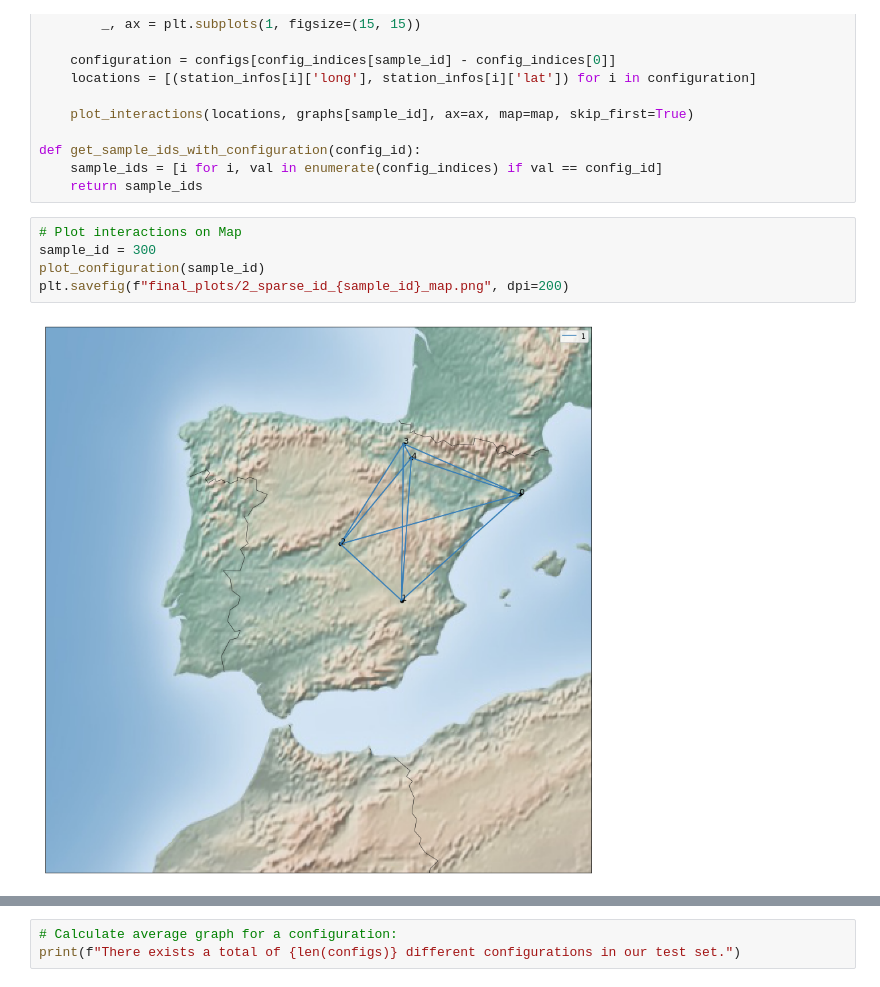
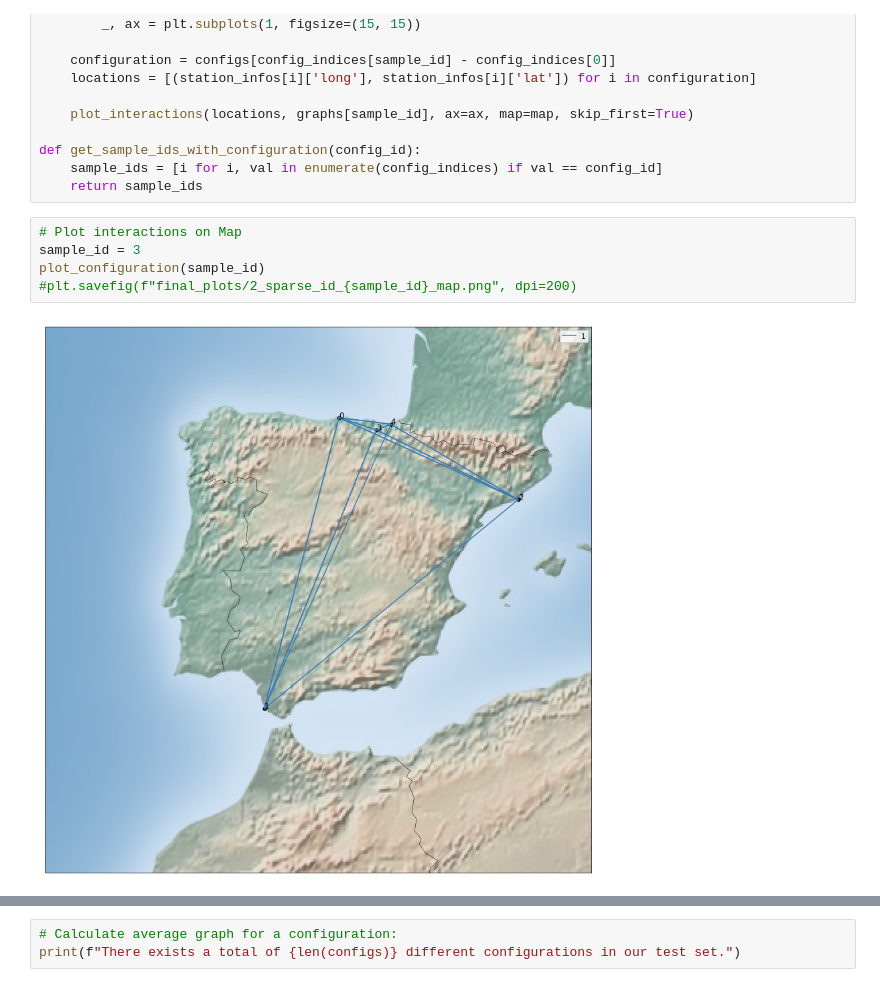
Before and after one commit to PaulUrsulean/LSGM, a Jupyter notebook: notebooks/map_visualization.ipynb, the cells around one changed output, grey strips where cells are left out. Saved outputs shown, nothing was run; the diff lists cells and outputs as text.

```diff
--- a/notebooks/map_visualization.ipynb
+++ b/notebooks/map_visualization.ipynb
@@ -129,11 +135,11 @@ def get_sample_ids_with_configuration(config_id):
     return sample_ids
 # %%
 # Plot interactions on Map
-sample_id = 300
+sample_id = 3
 plot_configuration(sample_id)
-plt.savefig(f"final_plots/2_sparse_id_{sample_id}_map.png", dpi=200)
+#plt.savefig(f"final_plots/2_sparse_id_{sample_id}_map.png", dpi=200)
 # %% [output]
-[figure, old version]
+[figure, new version]
 # %%
 # Visualize adjacency matrix
 fig, axes = plt.subplots(nrows=1, ncols=n_edge_types, figsize=(20, 5))
```
Also changed, not shown: parts of 7 cells of this notebook.
